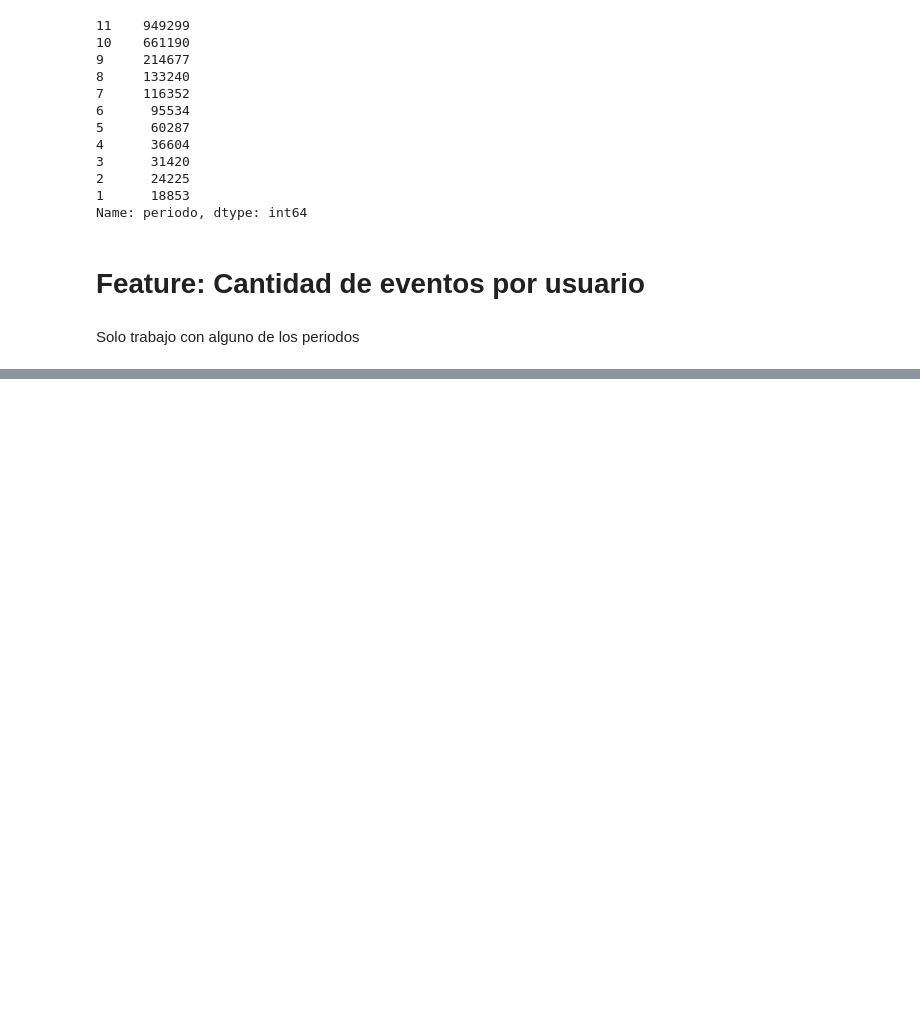
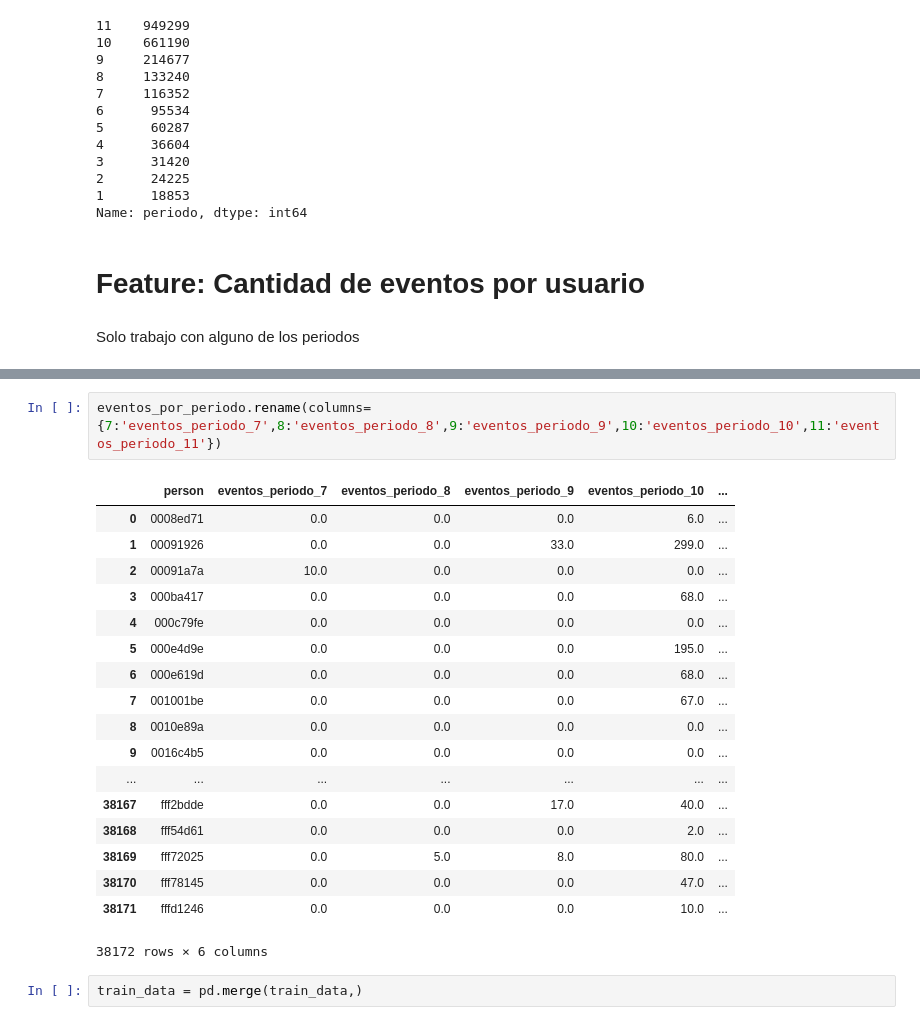
Before and after one commit to EugeniaFranchi/TP-Datos, a Jupyter notebook: TP2/TP2 v1.1.ipynb, the cells around one changed output, grey strips where cells are left out. Saved outputs shown, nothing was run; the diff lists cells and outputs as text; blank space fills up the shorter version.

```diff
--- a/TP2/TP2 v1.1.ipynb
+++ b/TP2/TP2 v1.1.ipynb
@@ -83,0 +114,23 @@ cantidad_eventos10.fillna(value=0,inplace=True)
+# %%
+eventos_por_periodo.rename(columns={7:'eventos_periodo_7',8:'eventos_periodo_8',9:'eventos_periodo_9',10:'eventos_periodo_10',11:'eventos_periodo_11'})
+# %% [output]
+|  | person | eventos_periodo_7 | eventos_periodo_8 | eventos_periodo_9 | eventos_periodo_10 | ... |
+| 0 | 0008ed71 | 0.0 | 0.0 | 0.0 | 6.0 | ... |
+| 1 | 00091926 | 0.0 | 0.0 | 33.0 | 299.0 | ... |
+| 2 | 00091a7a | 10.0 | 0.0 | 0.0 | 0.0 | ... |
+| 3 | 000ba417 | 0.0 | 0.0 | 0.0 | 68.0 | ... |
+| 4 | 000c79fe | 0.0 | 0.0 | 0.0 | 0.0 | ... |
+| 5 | 000e4d9e | 0.0 | 0.0 | 0.0 | 195.0 | ... |
+| 6 | 000e619d | 0.0 | 0.0 | 0.0 | 68.0 | ... |
+| 7 | 001001be | 0.0 | 0.0 | 0.0 | 67.0 | ... |
+| 8 | 0010e89a | 0.0 | 0.0 | 0.0 | 0.0 | ... |
+| 9 | 0016c4b5 | 0.0 | 0.0 | 0.0 | 0.0 | ... |
+| ... | ... | ... | ... | ... | ... | ... |
+| 38167 | fff2bdde | 0.0 | 0.0 | 17.0 | 40.0 | ... |
+| 38168 | fff54d61 | 0.0 | 0.0 | 0.0 | 2.0 | ... |
+| 38169 | fff72025 | 0.0 | 5.0 | 8.0 | 80.0 | ... |
+| 38170 | fff78145 | 0.0 | 0.0 | 0.0 | 47.0 | ... |
+| 38171 | fffd1246 | 0.0 | 0.0 | 0.0 | 10.0 | ... |
+38172 rows × 6 columns
+# %%
+train_data = pd.merge(train_data,)
```
Also changed, not shown: parts of 9 cells of this notebook.
